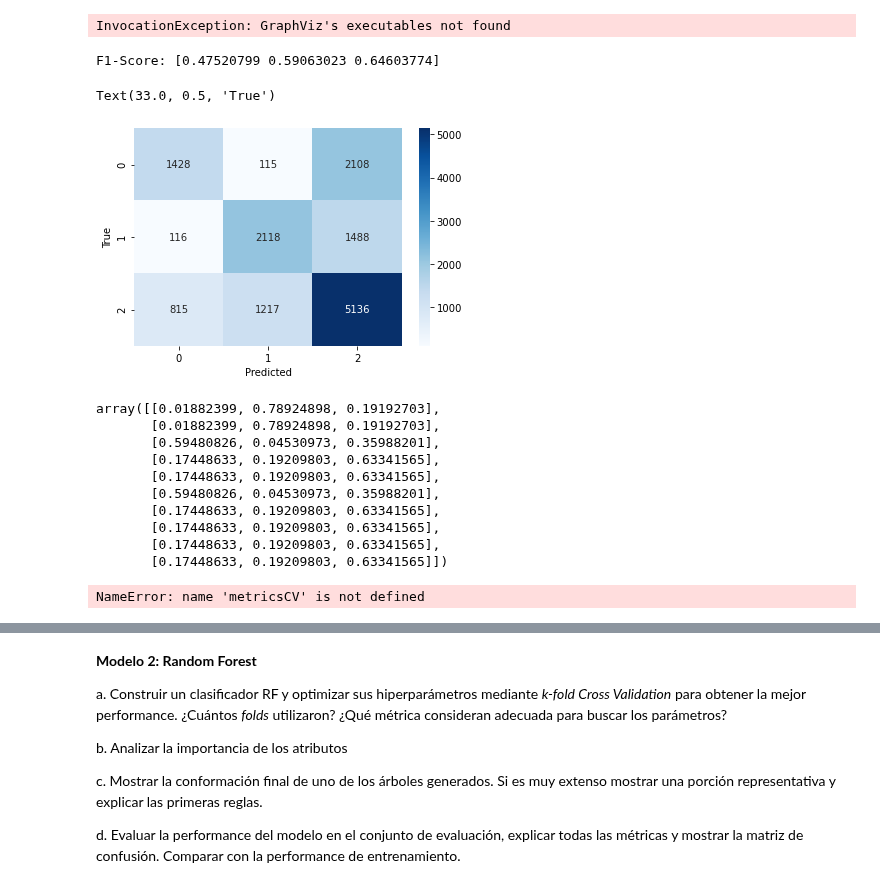
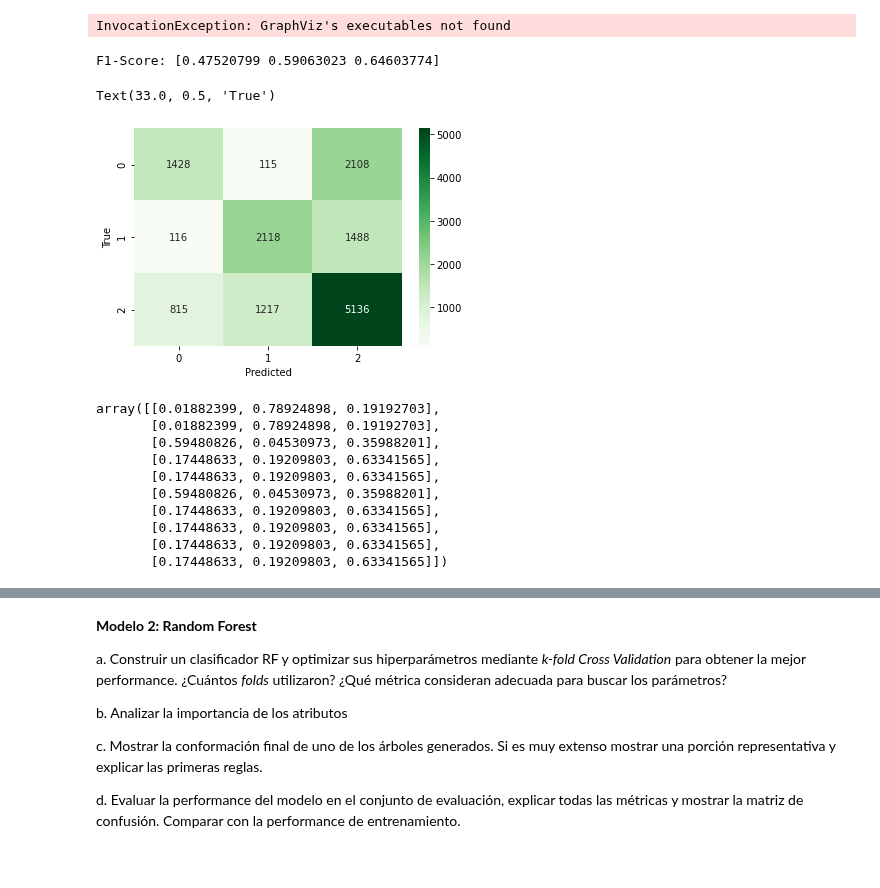
Before and after one commit to napoli-lucia/7506-Organizacion-de-Datos-TPs, a Jupyter notebook: 7506R_TP1_GRUPO18_ENTREGA_N3.ipynb, the cells around one changed output, grey strips where cells are left out. Cells and saved outputs as stored; diff of their text form; code cells hidden in the pictures.

```diff
--- a/7506R_TP1_GRUPO18_ENTREGA_N3.ipynb
+++ b/7506R_TP1_GRUPO18_ENTREGA_N3.ipynb
@@ -394,45 +396,35 @@ graph = pydotplus.graph_from_dot_data(dot_data.getvalue())
 Image(graph.create_png())
 # %% [output]
 InvocationException: GraphViz's executables not found
-# %%
-#Evalúo el Arbol con los mejores hiperparámetros
-from sklearn.metrics import confusion_matrix, classification_report , f1_score
-
-#Hago predicción sobre el set de evaluacion
-y_pred= arbol.predict(x_test)
-
-#Arbol Reporte y Matriz de Confusion
-#print(classification_report(y_test,y_pred))
-print('F1-Score: {}'.format(f1_score(y_test, y_pred, average= None)))
-
-cm = confusion_matrix(y_test,y_pred)
-sns.heatmap(cm, cmap='Blues',annot=True,fmt='g')
-plt.xlabel('Predicted')
-plt.ylabel('True')
-# %% [output]
-F1-Score: [0.47520799 0.59063023 0.64603774]
-Text(33.0, 0.5, 'True')
-[figure, removed]
-# %%
-arbol.predict_proba(x_test)[0:10]
-# %% [output]
-array([[0.01882399, 0.78924898, 0.19192703],
-       [0.01882399, 0.78924898, 0.19192703],
-       [0.59480826, 0.04530973, 0.35988201],
-       [0.17448633, 0.19209803, 0.63341565],
-       [0.17448633, 0.19209803, 0.63341565],
-       [0.59480826, 0.04530973, 0.35988201],
-       [0.17448633, 0.19209803, 0.63341565],
-       [0.17448633, 0.19209803, 0.63341565],
-       [0.17448633, 0.19209803, 0.63341565],
-       [0.17448633, 0.19209803, 0.63341565]])
-# %%
-#Grafico Boxplot -Entrenado con 20 Fold Cross Validation --pendiente resolucion de error
-
-metric_labelsCV = ['F1 Score']*len(metricsCV)
-sns.set_context('talk')
-sns.set_style("darkgrid")
-plt.figure(figsize=(8,8))
-sns.boxplot(metric_labelsCV,metricsCV)
-# %% [output]
-NameError: name 'metricsCV' is not defined
+# %%
+#Evalúo el Arbol con los mejores hiperparámetros
+from sklearn.metrics import confusion_matrix, classification_report , f1_score
+
+#Hago predicción sobre el set de evaluacion
+y_pred= arbol.predict(x_test)
+
+#Arbol Reporte y Matriz de Confusion
+#print(classification_report(y_test,y_pred))
+print('F1-Score: {}'.format(f1_score(y_test, y_pred, average= None)))
+
+cm = confusion_matrix(y_test,y_pred)
+sns.heatmap(cm, cmap='Greens',annot=True,fmt='g')
+plt.xlabel('Predicted')
+plt.ylabel('True')
+# %% [output]
+F1-Score: [0.47520799 0.59063023 0.64603774]
+Text(33.0, 0.5, 'True')
+[figure, added]
+# %%
+arbol.predict_proba(x_test)[0:10]
+# %% [output]
+array([[0.01882399, 0.78924898, 0.19192703],
+       [0.01882399, 0.78924898, 0.19192703],
+       [0.59480826, 0.04530973, 0.35988201],
+       [0.17448633, 0.19209803, 0.63341565],
+       [0.17448633, 0.19209803, 0.63341565],
+       [0.59480826, 0.04530973, 0.35988201],
+       [0.17448633, 0.19209803, 0.63341565],
+       [0.17448633, 0.19209803, 0.63341565],
+       [0.17448633, 0.19209803, 0.63341565],
+       [0.17448633, 0.19209803, 0.63341565]])
```
Also changed, not shown: parts of 12 cells of this notebook.
